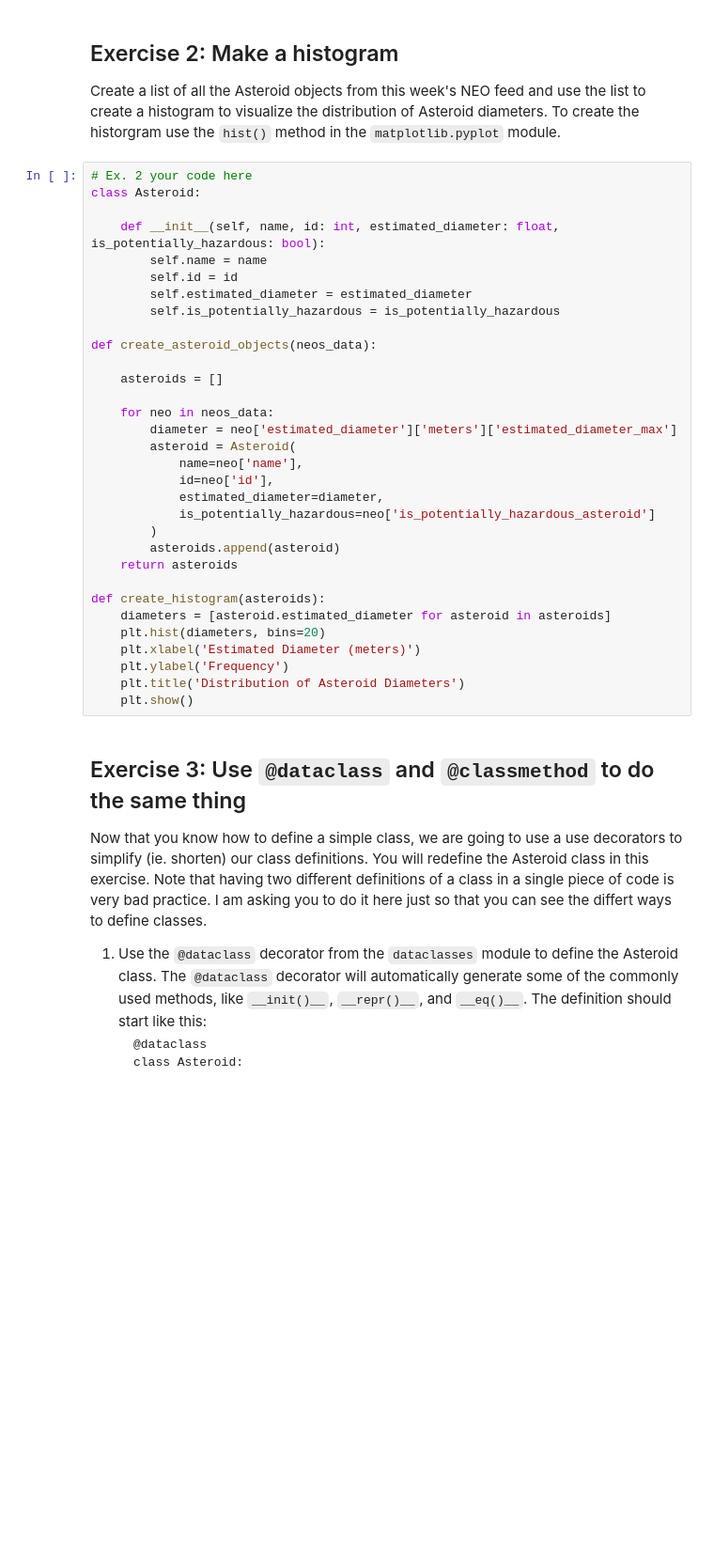
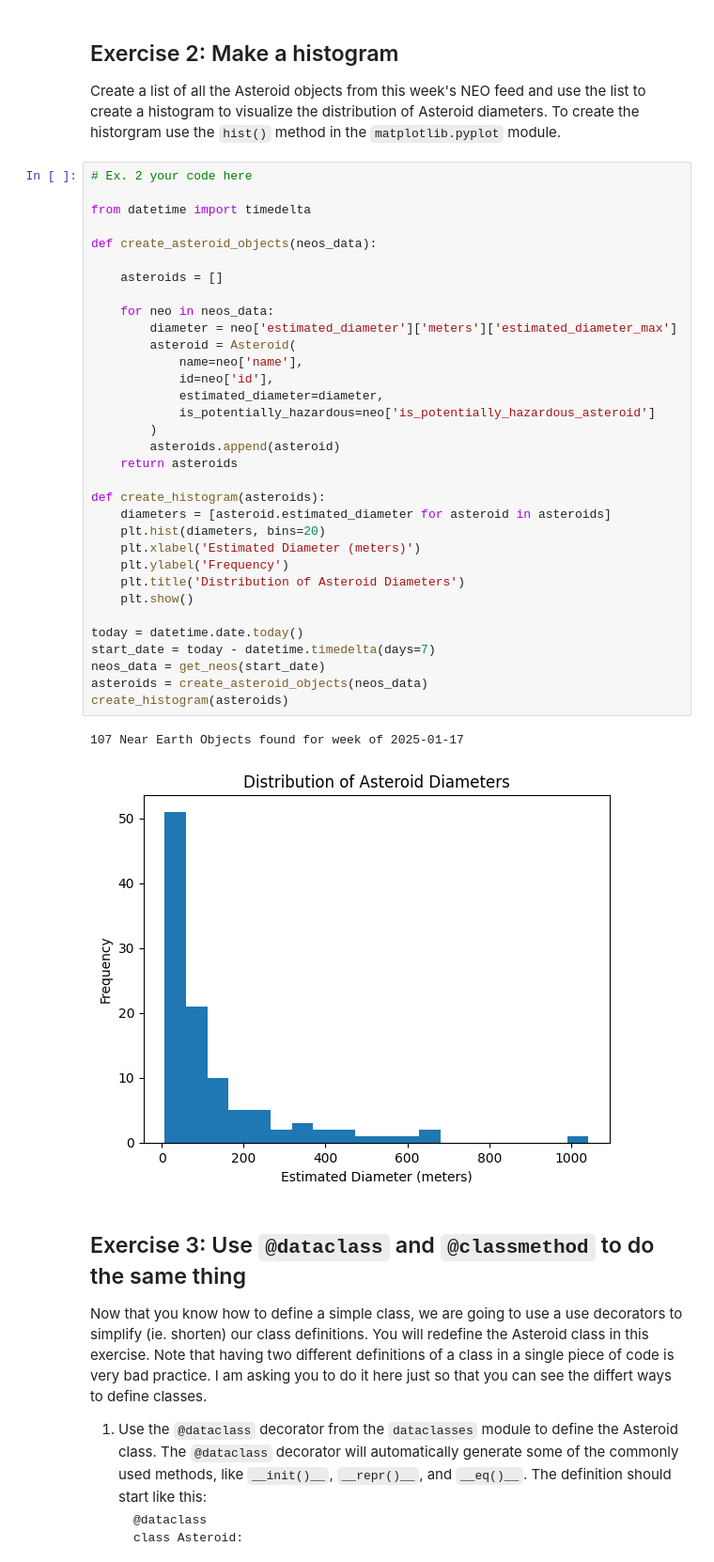
Before and after one commit to CodeChef-1/comp215, a Jupyter notebook: labs/lab03-classes.ipynb, the cells around one changed output. Shown at 94% size. Saved outputs shown, nothing was run; the diff lists cells and outputs as text; blank space fills up the shorter version.

```diff
--- a/labs/lab03-classes.ipynb
+++ b/labs/lab03-classes.ipynb
@@ -105,36 +123,40 @@ class Asteriod:
 Create a list of all the Asteroid objects from this week's NEO feed and use the list to create a histogram to visualize the distribution of Asteroid diameters.  To create the historgram use the `hist()` method in the `matplotlib.pyplot` module.
 # %%
 # Ex. 2 your code here
-class Asteroid:
 
-    def __init__(self, name, id: int, estimated_diameter: float, is_potentially_hazardous: bool):
-        self.name = name
-        self.id = id
-        self.estimated_diameter = estimated_diameter
-        self.is_potentially_hazardous = is_potentially_hazardous
+from datetime import timedelta
 
 def create_asteroid_objects(neos_data):
 
     asteroids = []
 
     for neo in neos_data:
         diameter = neo['estimated_diameter']['meters']['estimated_diameter_max']
         asteroid = Asteroid(
             name=neo['name'],
             id=neo['id'],
             estimated_diameter=diameter,
             is_potentially_hazardous=neo['is_potentially_hazardous_asteroid']
         )
         asteroids.append(asteroid)
     return asteroids
 
 def create_histogram(asteroids):
     diameters = [asteroid.estimated_diameter for asteroid in asteroids]
     plt.hist(diameters, bins=20)
     plt.xlabel('Estimated Diameter (meters)')
     plt.ylabel('Frequency')
     plt.title('Distribution of Asteroid Diameters')
     plt.show()
+
+today = datetime.date.today()
+start_date = today - datetime.timedelta(days=7)
+neos_data = get_neos(start_date)
+asteroids = create_asteroid_objects(neos_data)
+create_histogram(asteroids)
+# %% [output]
+107 Near Earth Objects found for week of 2025-01-17
+[figure, added]
 # %% [markdown]
 ## Exercise 3: Use `@dataclass` and `@classmethod` to do the same thing
 
```
Also changed, not shown: parts of 1 cell of this notebook.
